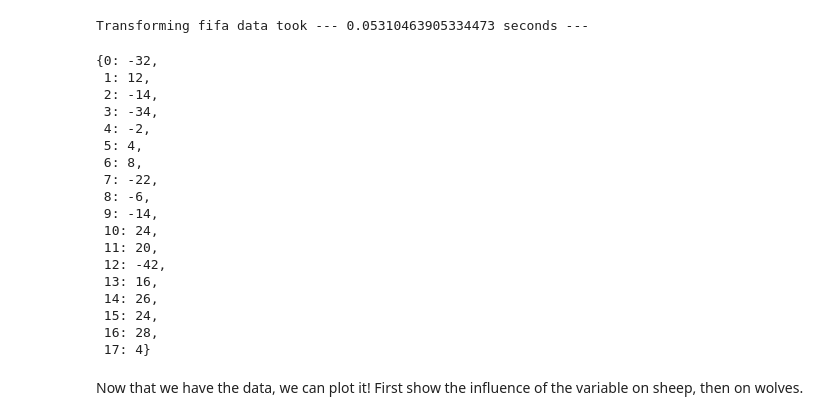
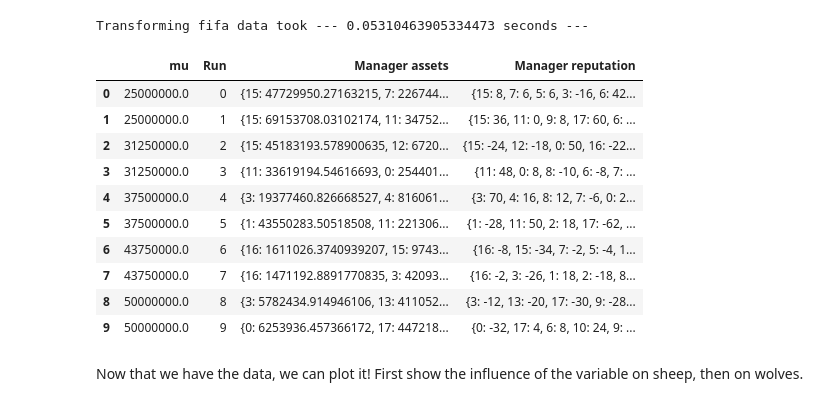
Before and after one commit to Tensaiz/ABM_FIFA, a Jupyter notebook: Model/SA.ipynb, the cells around one changed output. Saved outputs shown, nothing was run; the diff lists cells and outputs as text; code cells hidden in the pictures.

```diff
--- a/Model/SA.ipynb
+++ b/Model/SA.ipynb
@@ -82,31 +82,27 @@ import pickle
 pickle.dump( data, open( "fifa.p", "wb" ) )
 # %%
 
+
+
+import pickle
 # if you don't want to run experiment, just have data
-data_file = None
+data = None
 with open('fifa.p', 'rb') as handle:
-    data_file = pickle.load(handle)
+    data = pickle.load(handle)
 
-data_file['mu'].iloc[9]['Manager reputation']
+data['mu']
 # %% [output]
-{0: -32,
- 1: 12,
- 2: -14,
- 3: -34,
- 4: -2,
- 5: 4,
- 6: 8,
- 7: -22,
- 8: -6,
- 9: -14,
- 10: 24,
- 11: 20,
- 12: -42,
- 13: 16,
- 14: 26,
- 15: 24,
- 16: 28,
- 17: 4}
+|  | mu | Run | Manager assets | Manager reputation |
+| 0 | 25000000.0 | 0 | {15: 47729950.27163215, 7: 226744... | {15: 8, 7: 6, 5: 6, 3: -16, 6: 42... |
+| 1 | 25000000.0 | 1 | {15: 69153708.03102174, 11: 34752... | {15: 36, 11: 0, 9: 8, 17: 60, 6: ... |
+| 2 | 31250000.0 | 2 | {15: 45183193.578900635, 12: 6720... | {15: -24, 12: -18, 0: 50, 16: -22... |
+| 3 | 31250000.0 | 3 | {11: 33619194.54616693, 0: 254401... | {11: 48, 0: 8, 8: -10, 6: -8, 7: ... |
+| 4 | 37500000.0 | 4 | {3: 19377460.826668527, 4: 816061... | {3: 70, 4: 16, 8: 12, 7: -6, 0: 2... |
+| 5 | 37500000.0 | 5 | {1: 43550283.50518508, 11: 221306... | {1: -28, 11: 50, 2: 18, 17: -62, ... |
+| 6 | 43750000.0 | 6 | {16: 1611026.3740939207, 15: 9743... | {16: -8, 15: -34, 7: -2, 5: -4, 1... |
+| 7 | 43750000.0 | 7 | {16: 1471192.8891770835, 3: 42093... | {16: -2, 3: -26, 1: 18, 2: -18, 8... |
+| 8 | 50000000.0 | 8 | {3: 5782434.914946106, 13: 411052... | {3: -12, 13: -20, 17: -30, 9: -28... |
+| 9 | 50000000.0 | 9 | {0: 6253936.457366172, 17: 447218... | {0: -32, 17: 4, 6: 8, 10: 24, 9: ... |
 # %% [markdown]
 Now that we have the data, we can plot it! First show the influence of the variable on sheep, then on wolves.
 # %%
```
Also changed, not shown: parts of 6 cells of this notebook, 2 other files.
